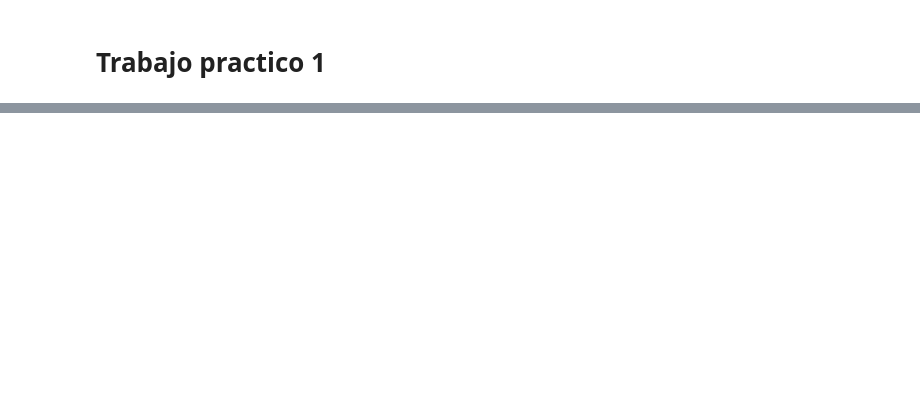
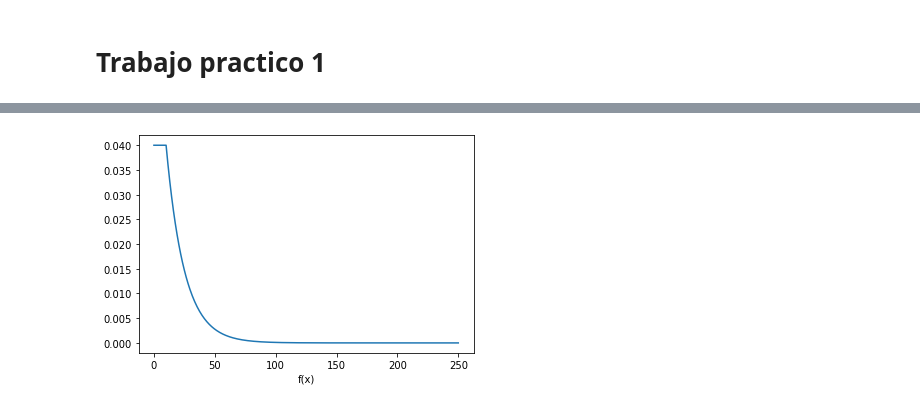
Before and after one commit to BlancoSebastianEzequiel/7526-TP1, a Jupyter notebook: Informe TP1 - 7526.ipynb, the cells around one changed output, grey strips where cells are left out. Cells and saved outputs as stored; diff of their text form; code cells hidden in the pictures; blank space fills up the shorter version.

```diff
--- a/Informe TP1 - 7526.ipynb
+++ b/Informe TP1 - 7526.ipynb
@@ -68,0 +70,30 @@ gcl_with_histogram(iterations= 100000)
+# %%
+_lambda = 1 / 15
+
+def x_values(start, end, step):
+    return [step * x_ for x_ in range(start, 1 + int(end / step))]
+
+
+def y_values(x_values_, function):
+    return [function(x_) for x_ in x_values_]
+
+x = x_values(start=0, end=250, step=0.5)
+# %%
+#a
+def generate_f(lambda_):
+    def f_(t):
+        if 0 <= t < 10:
+            return 1 / 25
+        elif 10 <= t:
+            return (3 / 5) * lambda_ * np.exp(lambda_ * (10 - t))
+        else:
+            raise Exception('f: t has to be positive or zero')
+
+    return f_
+
+
+plt.plot(x, y_values(x, function=generate_f(_lambda)))
+plt.xlabel('f(x)')
+plt.show()
+# %% [output]
+[figure, added]
```
Also changed, not shown: parts of 12 cells of this notebook, 4 other files.
